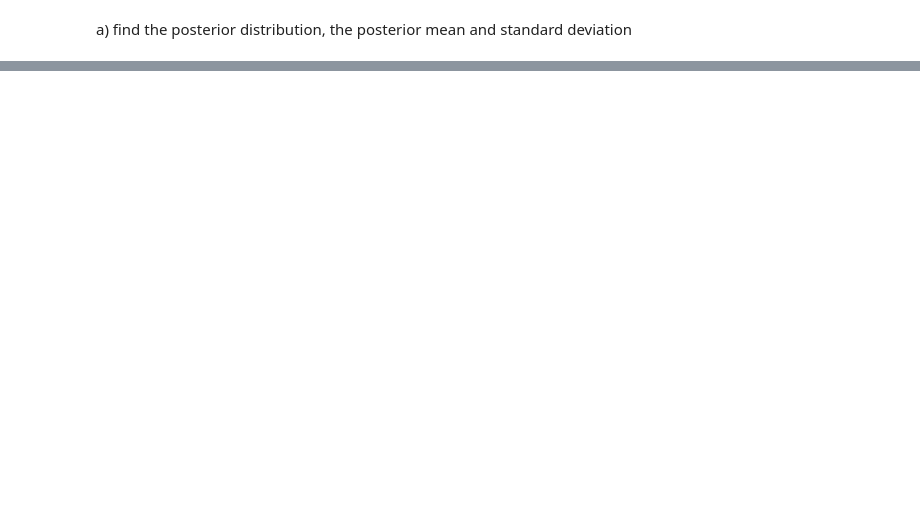
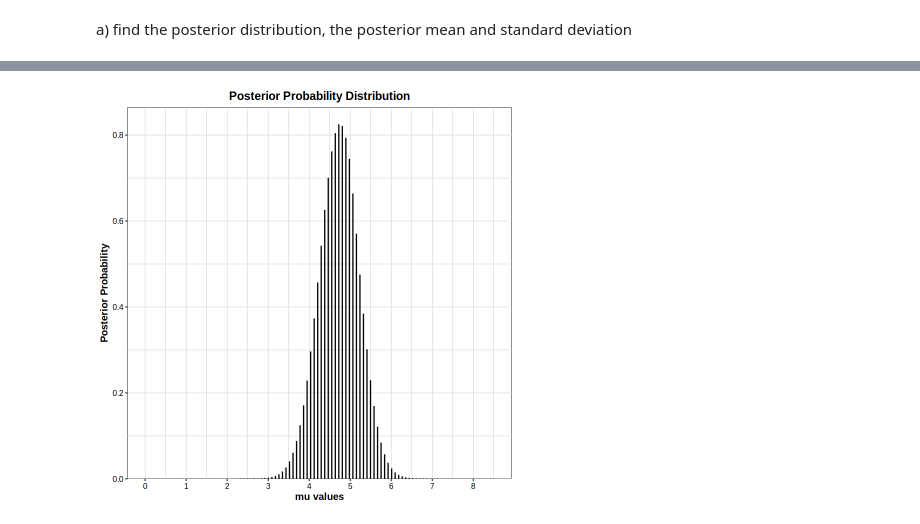
Before and after one commit to Alcadis/ASPA, a Jupyter notebook: Ex4/Untitled.ipynb, the cells around one changed output, grey strips where cells are left out. Saved outputs shown, nothing was run; the diff lists cells and outputs as text; code cells hidden in the pictures; blank space fills up the shorter version.

```diff
--- a/Ex4/Untitled.ipynb
+++ b/Ex4/Untitled.ipynb
@@ -160,21 +158,77 @@ $$ses}
 # %% [markdown]
 a) find the posterior distribution, the posterior mean and standard deviation
 # %%
+#normal distribution
+
 data = c(4.09, 4.68, 1.87, 2.62, 5.58, 8.68, 4.07, 4.78, 4.79, 4.49, 5.85, 5.09, 2.40, 6.27, 6.30, 4.47)
-n =  length(data)
+n = length(data)
+mean = mean(data)
+var = 4
+mu_values = seq(0,8.5,length=100)
 
 prior = function(mu) {
-    if (0 < mu && mu <= 3) {
-        g = mu
-    }
-    else if (3 < mu && mu <= 5) {
-        g = 3
-    }
-    else if (5 < mu && mu <= 8) {
-        g = 8 - mu
-    }
-    else if (mu > 8) {
-        g = 0
-    }
-    return(g)
+  g = ifelse(0 < mu & mu <= 3, mu,
+             ifelse(3 < mu & mu <= 5, 3,
+                    ifelse(5 < mu & mu <= 8, 8 - mu, 0)))
+  return(g)
 }
+
+likelihood = function(mu) {
+    l = exp(-n / (2*var) * (mean - mu)^2)
+    return(l)
+}
+
+posterior = function(mu) {
+    post = likelihood(mu) * prior(mu)
+    return(post)
+}
+
+integral = integrate(posterior, 0, 8)
+
+norm_posterior = function(mu) {
+    norm = posterior(mu) / integral$value
+    return(norm)
+}
+
+mean_func = function(mu) {
+    result = mu * norm_posterior(mu)
+    return(result)
+}
+
+post_mean = integrate(mean_func, 0, 8)
+
+var_func = function(mu) {
+    result = (mu - (post_mean$value))^2 * norm_posterior(mu)
+    return(result)
+}
+
+post_var = integrate(var_func, 0, 8)
+post_std = sqrt(post_var$value)
+
+print("The Posterior Mean is:")
+print(post_mean)
+print("The Posterior Standard Deviation is:")
+print(post_std)
+
+data_plot = sapply(mu_values, norm_posterior)
+df = data.frame(mu_values=mu_values, data_plot=data_plot)
+
+ggplot(df, aes(x=mu_values, y=data_plot)) +
+    geom_bar(stat="identity", width=1/length(mu_values), fill="#56B4E9", color="black") +
+    labs(
+        x="mu values",
+        y="Posterior Probability",
+        title="Posterior Probability Distribution") +
+    scale_x_continuous(breaks = seq(0, sample_size, by=1)) +
+    scale_y_continuous(expand = expansion(mult = c(0, 0.05))) +
+    theme(
+        text = element_text(size=12),
+        axis.title.x = element_text(face="bold", size=12),
+        axis.title.y = element_text(face="bold", size=12),
+        axis.text = element_text(color="black"),
+        axis.ticks = element_line(color="black"),
+        plot.title = element_text(hjust=0.5, face="bold", size=14),
+        panel.background = element_rect(fill = "white", color = "black"),
+        panel.grid.major = element_line(size=0.25, linetype='solid', color="grey80"),
+        panel.grid.minor = element_line(size=0.25, linetype='solid', color="grey80"))
+# %% [output]
@@ -180,0 +239 @@ prior = function(mu) {
+[figure, added]
```
Also changed, not shown: parts of 7 cells of this notebook.
